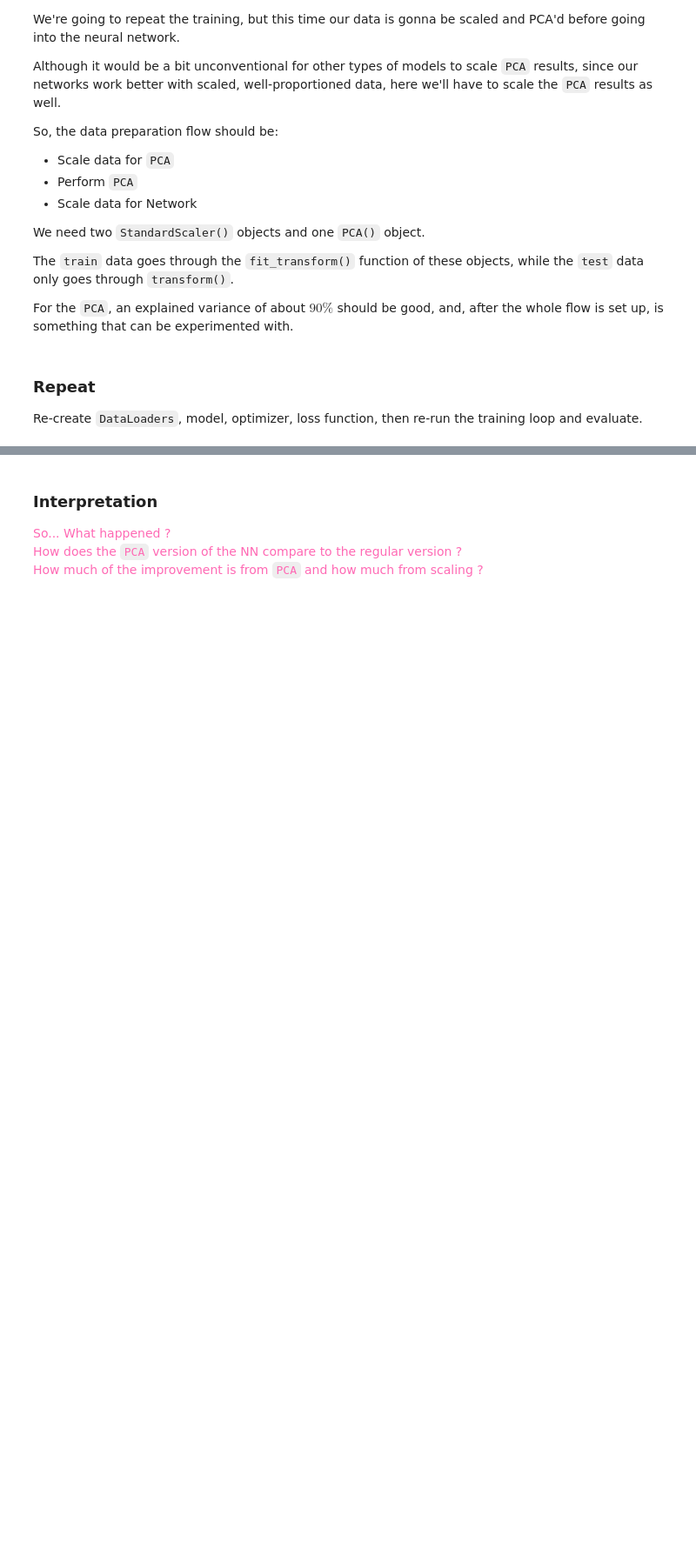
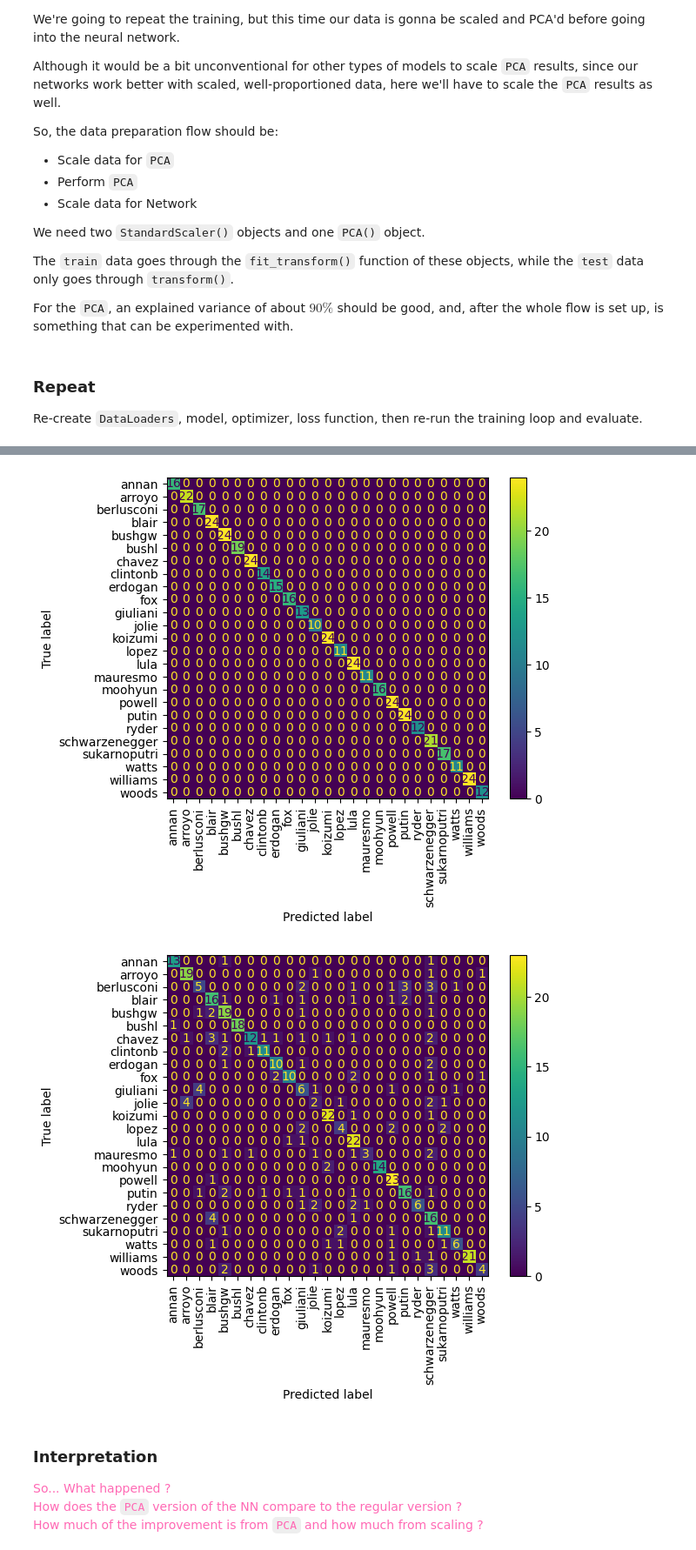
Before and after one commit to alisono98/HW12, a Jupyter notebook: HW12.ipynb, the cells around one changed output, grey strips where cells are left out. Shown: that part at 87% size. Cells and saved outputs as stored; diff of their text form; code cells hidden in the pictures; blank space fills up the shorter version.

```diff
--- a/HW12.ipynb
+++ b/HW12.ipynb
@@ -203,0 +218,55 @@ Re-create `DataLoaders`, model, optimizer, loss function, then re-run the traini
+# %%
+# TODO: DataLoaders
+train_dataset = FaceDataset(x_train, y_train)
+test_dataset = FaceDataset(x_test, y_test)
+train_dataloader = DataLoader(train_dataset, batch_size=128, shuffle=True)
+test_dataloader = DataLoader(test_dataset, batch_size=512)
+# TODO: Model, Optimizer and Loss Function
+model_pca = nn.Linear(x_train.shape[1], len(y_train.unique()))
+
+learning_rate = 1e-1
+optim_pca = torch.optim.SGD(model_pca.parameters(), lr=learning_rate, momentum=0.9)
+
+loss_fn = nn.CrossEntropyLoss()
+
+# TODO: Training loop
+# Training loop
+epochs = 32
+for epoch in range(epochs):
+    model_pca.train()
+    for imgs, labels in train_dataloader:
+        # Reset gradients
+        optim_pca.zero_grad()
+
+        # Forward pass
+        predictions = model_pca(imgs)
+
+        # Compute loss
+        loss = loss_fn(predictions, labels)
+
+        # Backward pass
+        loss.backward()
+
+        # Update weights
+        optim_pca.step()
+
+    # Print progress every 4 epochs
+    if epoch % 4 == 3:
+        print(f"Epoch: {epoch + 1} | Loss: {loss.item():.4f}")
+
+# TODO: Evaluation
+
+train_labels, train_predictions = HW12Utils.get_labels(model_pca, train_dataloader)
+test_labels, test_predictions = HW12Utils.get_labels(model_pca, test_dataloader)
+
+# Calculate errors
+train_error = classification_error(train_labels, train_predictions)
+test_error = classification_error(test_labels, test_predictions)
+
+print(f"Train Error: {train_error:.4f}")
+print(f"Test Error: {test_error:.4f}")
+
+# Confusion matrices
+display_confusion_matrix(train_labels, train_predictions, display_labels=LFWUtils.LABELS)
+display_confusion_matrix(test_labels, test_predictions, display_labels=LFWUtils.LABELS)
+# %% [output]
@@ -204,3 +283,5 @@ Re-create `DataLoaders`, model, optimizer, loss function, then re-run the traini
+[figure, added]
+[figure, added]
 # %% [markdown]
 ### Interpretation
 
```
Also changed, not shown: parts of 9 cells of this notebook.
